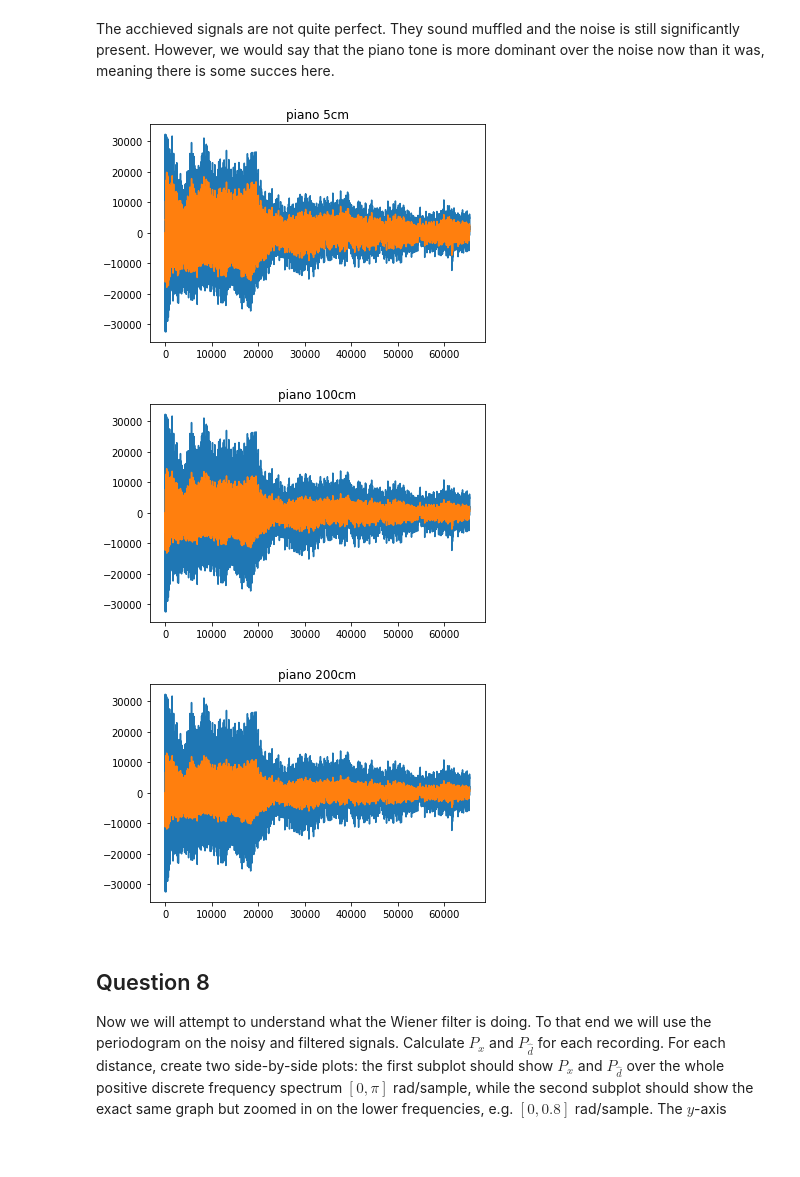
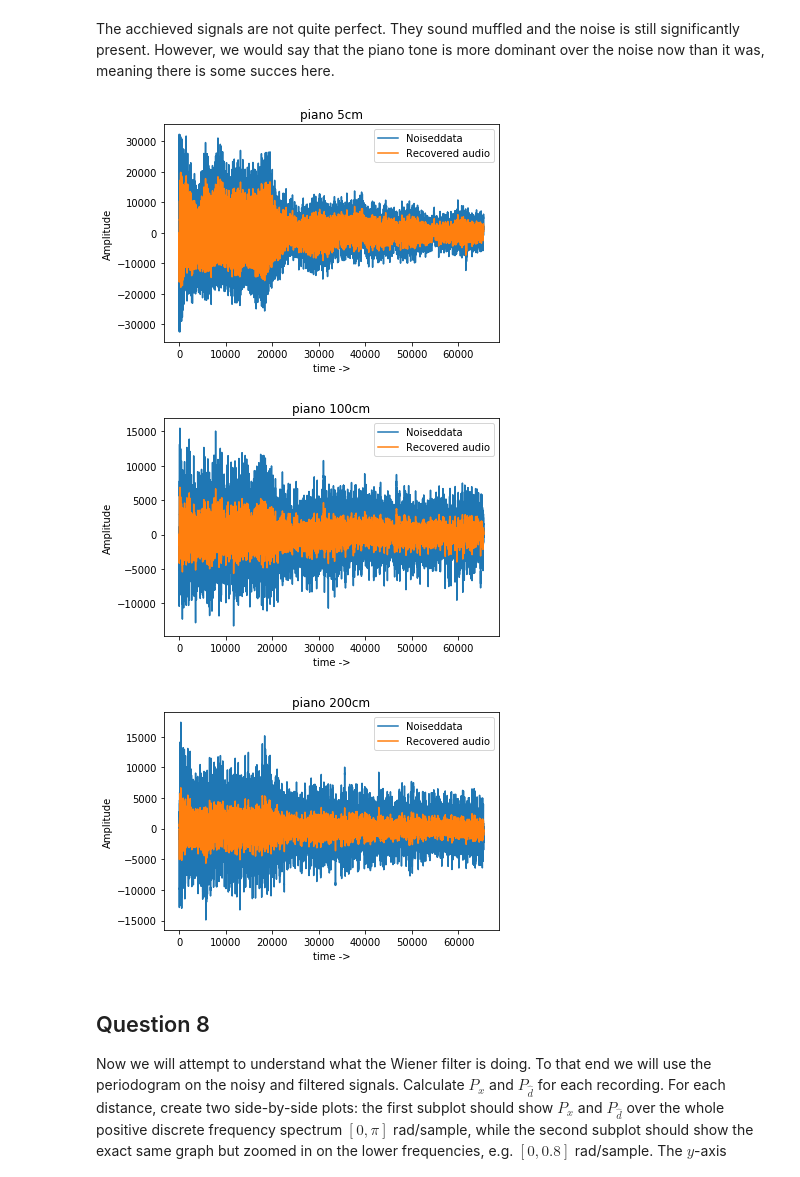
Before and after one commit to lphoogenboom/noisia, a Jupyter notebook: SC42150_PythonAssignment2_Denoising.ipynb, the cells around one changed output. Drawn from its saved outputs; the diff is of its cells as text; code cells hidden in the pictures; blank space fills up the shorter version.

```diff
--- a/SC42150_PythonAssignment2_Denoising.ipynb
+++ b/SC42150_PythonAssignment2_Denoising.ipynb
@@ -298,25 +303,29 @@ The acchieved signals are not quite perfect. They sound muffled and the noise is
 # %%
 # Manual convolution resulted in an audibly better result in this case, so we went with that instead
 for i in range(3):
     out = np.zeros(N)
     W = getWiener(data_noised[i],N)
+    x = data_noised[i]
     for n in range(0,N): #manual convolution
         for l in range(0,10):
             if n-l>=0:
                 out[n] += 20* abs(W[l])*x[n-l] # x20 amp for better playback vollume
 
     #play_signal(data_noised[0])
-    play_signal(out)
+    #play_signal(out)
 
 
-    plt.plot(time_steps,data_noised[0])
+    plt.plot(time_steps,data_noised[i])
     plt.plot(time_steps,out)
+    plt.xlabel("time ->")
+    plt.ylabel("Amplitude")
+    plt.legend(["Noiseddata","Recovered audio"])
     plt.title(filenames[i].replace('.mat','').replace('_',' '))
     plt.show()
 # %% [output]
-[figure, old version]
+[figure, new version]
-[figure, old version]
+[figure, new version]
-[figure, old version]
+[figure, new version]
 # %% [markdown]
 ## Question 8
 
```
Also changed, not shown: parts of 3 cells of this notebook.
